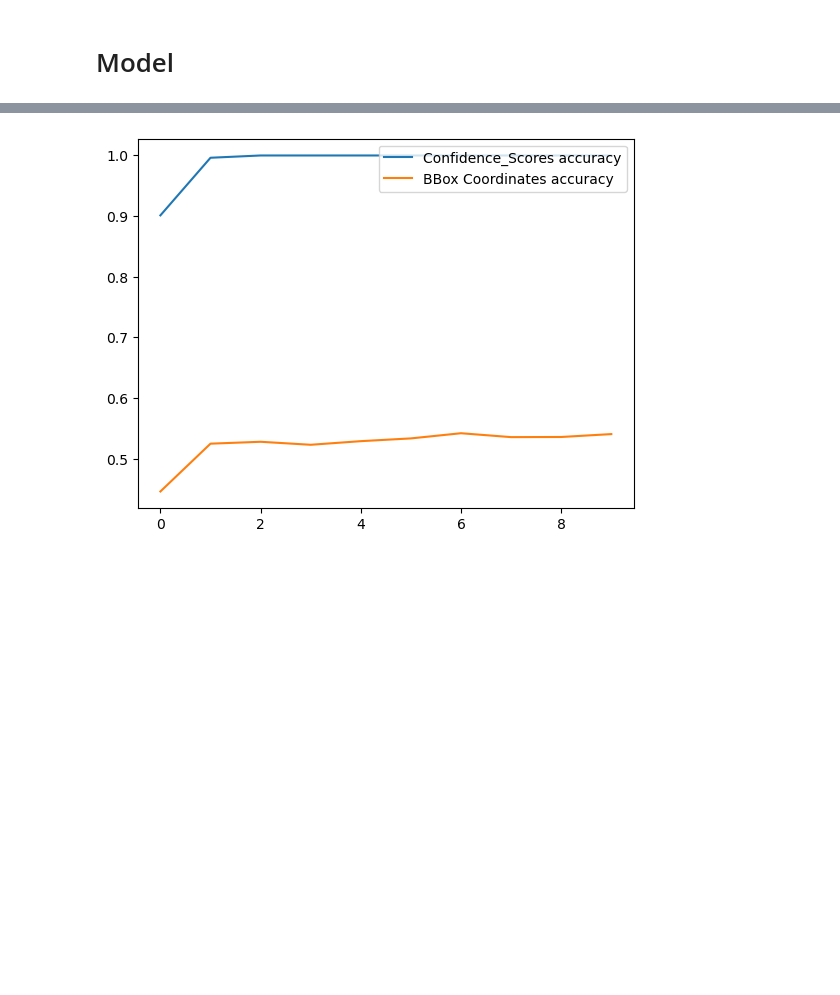
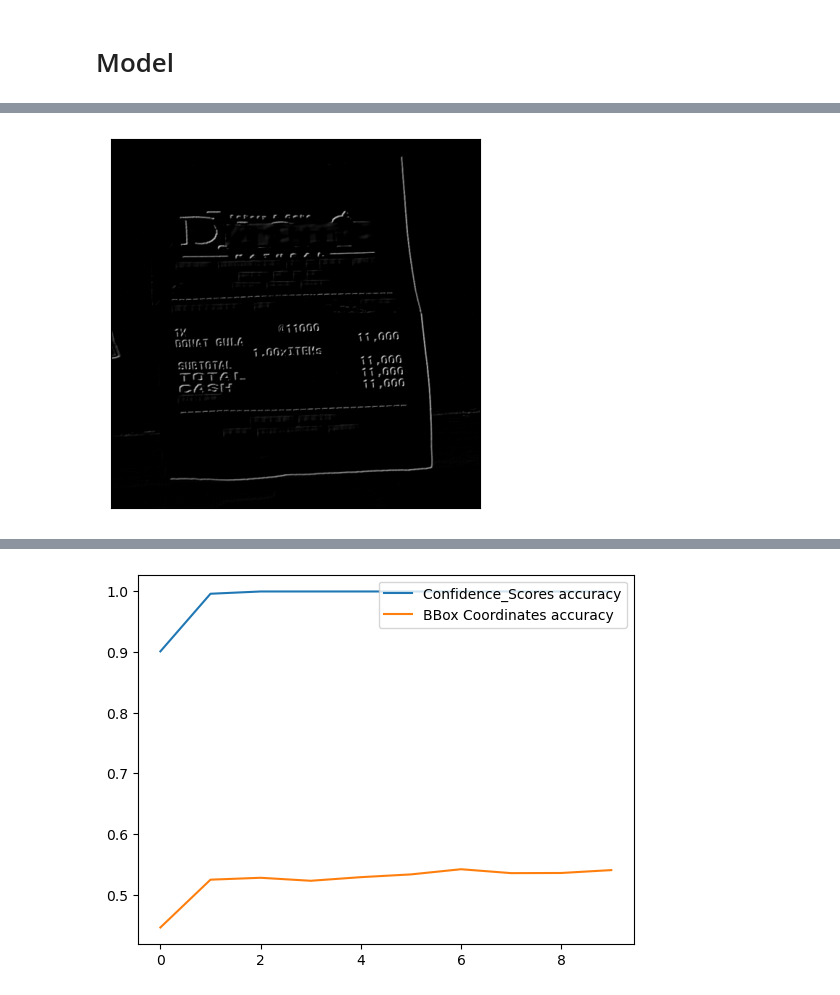
Before and after one commit to ipiriyan2002/Multi-modal-Information-extraction-on-product-images-from-auction-websites, a Jupyter notebook: Region_Detection_CORD.ipynb, the cells around one changed output, grey strips where cells are left out. Cells and saved outputs as stored; diff of their text form; code cells hidden in the pictures; blank space fills up the shorter version.

Commit message:
TextDetectorModel

```diff
--- a/Region_Detection_CORD.ipynb
+++ b/Region_Detection_CORD.ipynb
@@ -170,5 +219,5 @@ ________________________________________________________________________________
 # %%
-save_path = "./Saved Model/DO_Detection_VGG16_Focal_loss/"
+save_path = "./Saved Model/DO_Detection_VGG16_Custom_Model_Training/"
 # %%
-model, history = train(save_path, training_dataset, epoch_range=10)
+model, history = train(save_path, training_dataset, epoch_range=5)
 # %% [output]
@@ -180,3 +298,20 @@ ValueError: in user code:
+# %%
+# plot all 64 maps in an 8x8 squares
+square = 1
+ix = 1
+for _ in range(square):
+    for _ in range(square):
+        # specify subplot and turn of axis
+        ax = plt.subplot(square, square, ix)
+        ax.set_xticks([])
+        ax.set_yticks([])
+        # plot filter channel in grayscale
+        plt.imshow(preds[0, :, :, ix-1], cmap='gray')
+        ix += 1
+# show the figure
+plt.show()
+# %% [output]
+[figure, added]
 # %%
 epochs_range = range(10)
 
```
Also changed, not shown: parts of 37 cells of this notebook, 1 other file.
